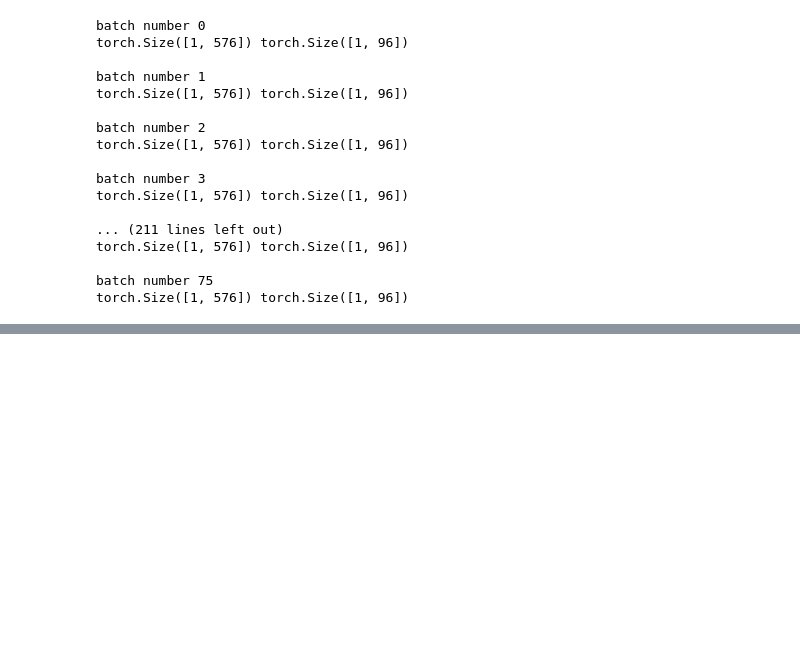
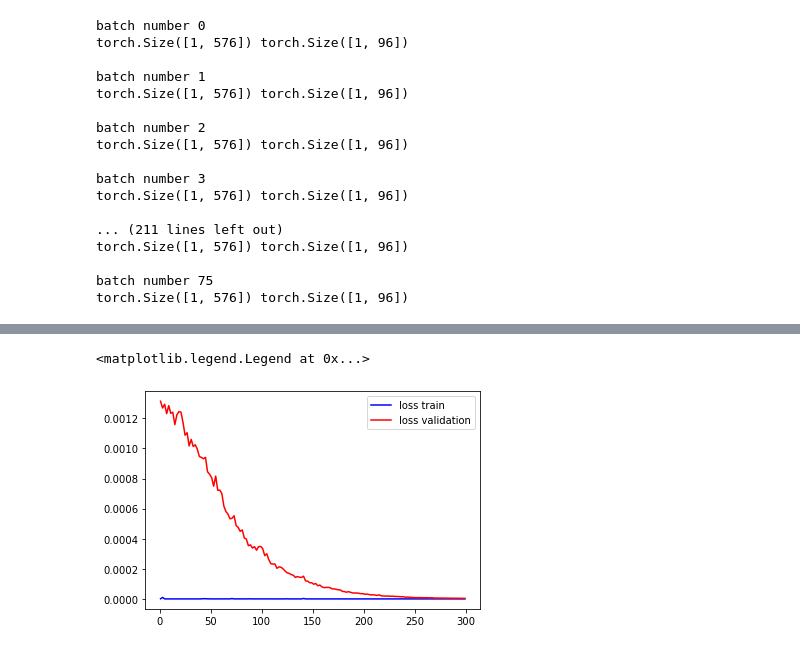
Before and after one commit to clemvst/RadarTrafficData, a Jupyter notebook: notebooks/process_data.ipynb, the cells around one changed output, grey strips where cells are left out. Cells and saved outputs as stored; diff of their text form; code cells hidden in the pictures; blank space fills up the shorter version.

```diff
--- a/notebooks/process_data.ipynb
+++ b/notebooks/process_data.ipynb
@@ -246,0 +252,17 @@ epoch 91 loss train 1.5328052427321381e-07 loss val 5.926535777689423e-06
+# %%
+input_dim = 576
+hidden_dim = 256
+layer_dim = 2
+output_dim = 96
+seq_dim = 1
+
+lr2 = 0.001
+n_epochs = 100
+iterations_per_epoch = len(trainloader)
+best_acc = 0
+
+device = torch.device('cuda' if torch.cuda.is_available() else 'cpu')
+device
+model=LSTM()
+# %%
+iteration2,loss_train_list2,loss_val_list2=train(model, trainloader, valloader, lr=lr2, n_epochs=n_epochs, device=device,ite_print=2)
@@ -246,0 +287,8 @@ epoch 91 loss train 1.5328052427321381e-07 loss val 5.926535777689423e-06
+# %%
+fig,ax=plt.subplots()
+ax.plot(iteration2,loss_train_list2,"b",label="loss train")
+ax.plot(iteration2,loss_val_list2,"r",label="loss validation")
+ax.legend()
+# %% [output]
+<matplotlib.legend.Legend at 0x...>
+[figure, added]
```
Also changed, not shown: parts of 6 cells of this notebook.
